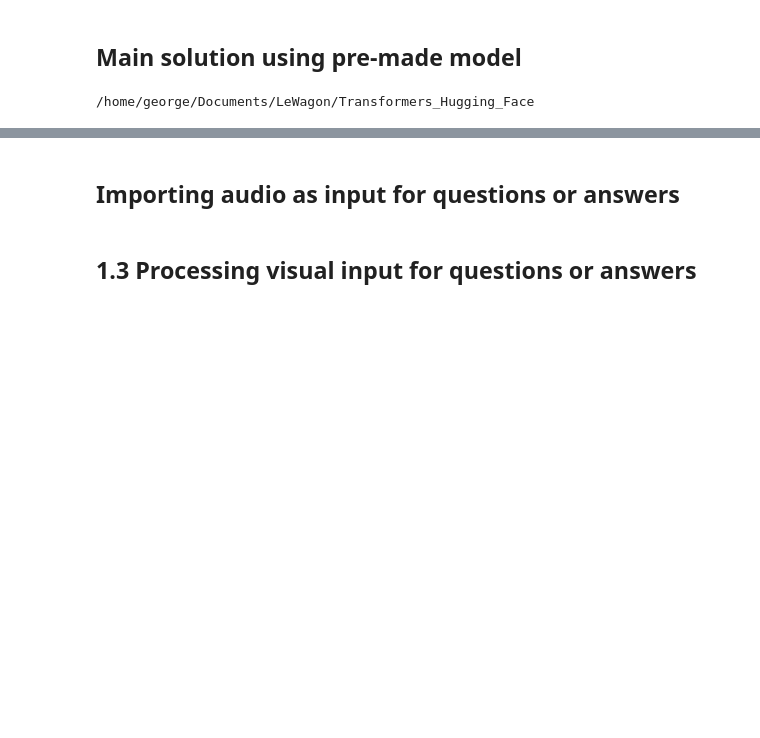
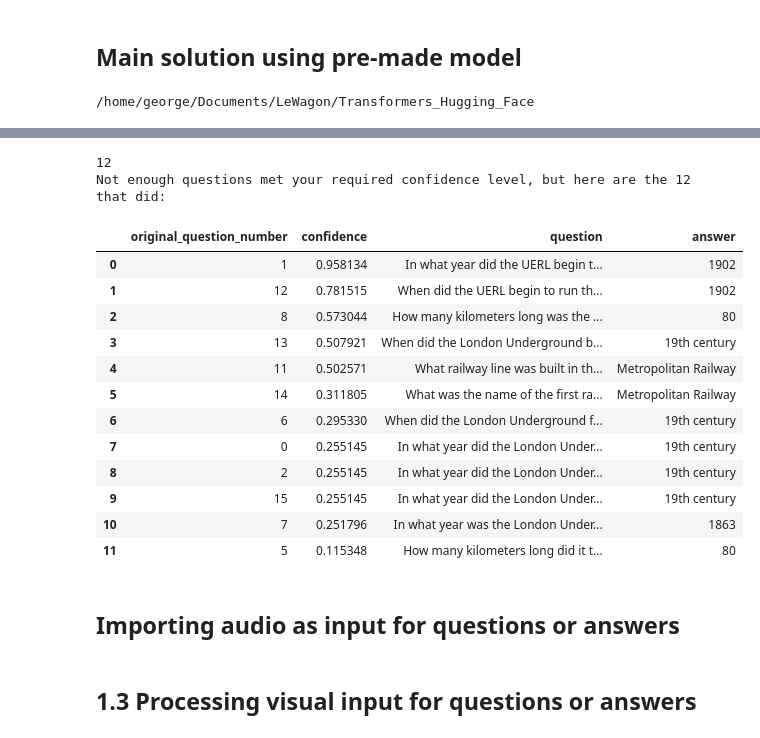
Before and after one commit to sjacob-07/quizachu, a Jupyter notebook: notebooks/GRDWilliams_answer_questions.ipynb, the cells around one changed output, grey strips where cells are left out. Cells and saved outputs as stored; diff of their text form; code cells hidden in the pictures; blank space fills up the shorter version.

```diff
--- a/notebooks/GRDWilliams_answer_questions.ipynb
+++ b/notebooks/GRDWilliams_answer_questions.ipynb
@@ -85,10 +90,10 @@ If no context or content is provided, returns a dataframe requesting these"""
 # %%
-def select_questions(context, questions, c = 0.5, n = 5):
+def select_top_n_questions(context, questions, c = 0.5, n = 5):
     """Selects the top n questions with the highest confidence level c
-User can define how many questions are required and the minimum confidence level"""
+    User can define how many questions are required and the minimum confidence level"""
 
     # Call answer_questions to get a df of questions and answers
-    questions_answers = answer_questions(context, questions)
+    questions_answers = answer_questions_with_confidence(context, questions)
 
     # Filter for confidence
     conf_questions = questions_answers[questions_answers['confidence'] > c]
@@ -97,7 +102,6 @@ User can define how many questions are required and the minimum confidence level
     selected_questions = conf_questions.sort_values(by='confidence', ascending=False).head(n)\
     .reset_index().rename(columns={'index':'original_question_number'})
 
-
     """Check whether enough questions can be returned and explain why if not"""
 
     # Were enough questions generated?
@@ -105,17 +109,21 @@ User can define how many questions are required and the minimum confidence level
         print(f"Only {len(questions_answers)} questions were generated")
 
         # Did enough questions meet the confidence requirement?
-        if len(selected_questions) < n:
+        if len(selected_questions) == 0:
+            print("No questions met your required confidence level.")
+        elif len(selected_questions) < n:
             print(f"Not enough questions met your required confidence level,\
-                but here are the {len(selected_questions)} that did:")
+ but here {'is' if len(selected_questions) == 1 else 'are'} the {len(selected_questions)} that did:")
         else:
             print(f"Here are your {n} questions")
 
     else:
         # Did enough questions meet the confidence requirement?
-        if len(selected_questions) < n:
+        if len(selected_questions) == 0:
+            print("No questions met your required confidence level.")
+        elif len(selected_questions) < n:
             print(f"Not enough questions met your required confidence level,\
-                but here are the {len(selected_questions)} that did:")
+ but here {'is' if len(selected_questions) == 1 else 'are'} the {len(selected_questions)} that did:")
         else:
             print(f"Here are your {n} questions")
 
@@ -127,0 +151,18 @@ NameError: name 'article' is not defined
+# %%
+select_top_n_questions(underground_context, underground_questions, c = 0.1, n = 20)
+# %% [output]
+12
+Not enough questions met your required confidence level, but here are the 12 that did:
+|  | original_question_number | confidence | question | answer |
+| 0 | 1 | 0.958134 | In what year did the UERL begin t... | 1902 |
+| 1 | 12 | 0.781515 | When did the UERL begin to run th... | 1902 |
+| 2 | 8 | 0.573044 | How many kilometers long was the ... | 80 |
+| 3 | 13 | 0.507921 | When did the London Underground b... | 19th century |
+| 4 | 11 | 0.502571 | What railway line was built in th... | Metropolitan Railway |
+| 5 | 14 | 0.311805 | What was the name of the first ra... | Metropolitan Railway |
+| 6 | 6 | 0.295330 | When did the London Underground f... | 19th century |
+| 7 | 0 | 0.255145 | In what year did the London Under... | 19th century |
+| 8 | 2 | 0.255145 | In what year did the London Under... | 19th century |
+| 9 | 15 | 0.255145 | In what year did the London Under... | 19th century |
+| 10 | 7 | 0.251796 | In what year was the London Under... | 1863 |
+| 11 | 5 | 0.115348 | How many kilometers long did it t... | 80 |
```
Also changed, not shown: parts of 23 cells of this notebook, 8 other files.
